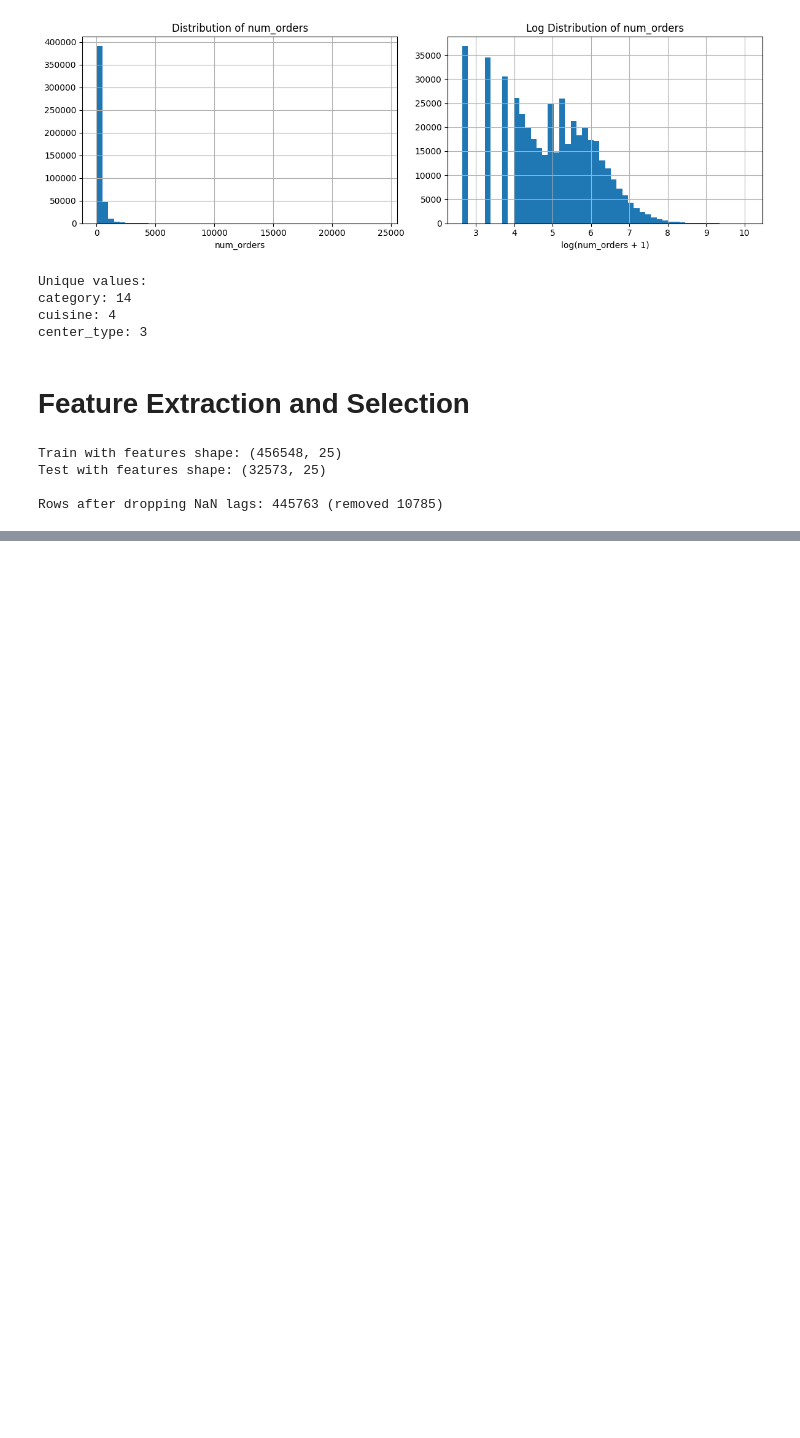
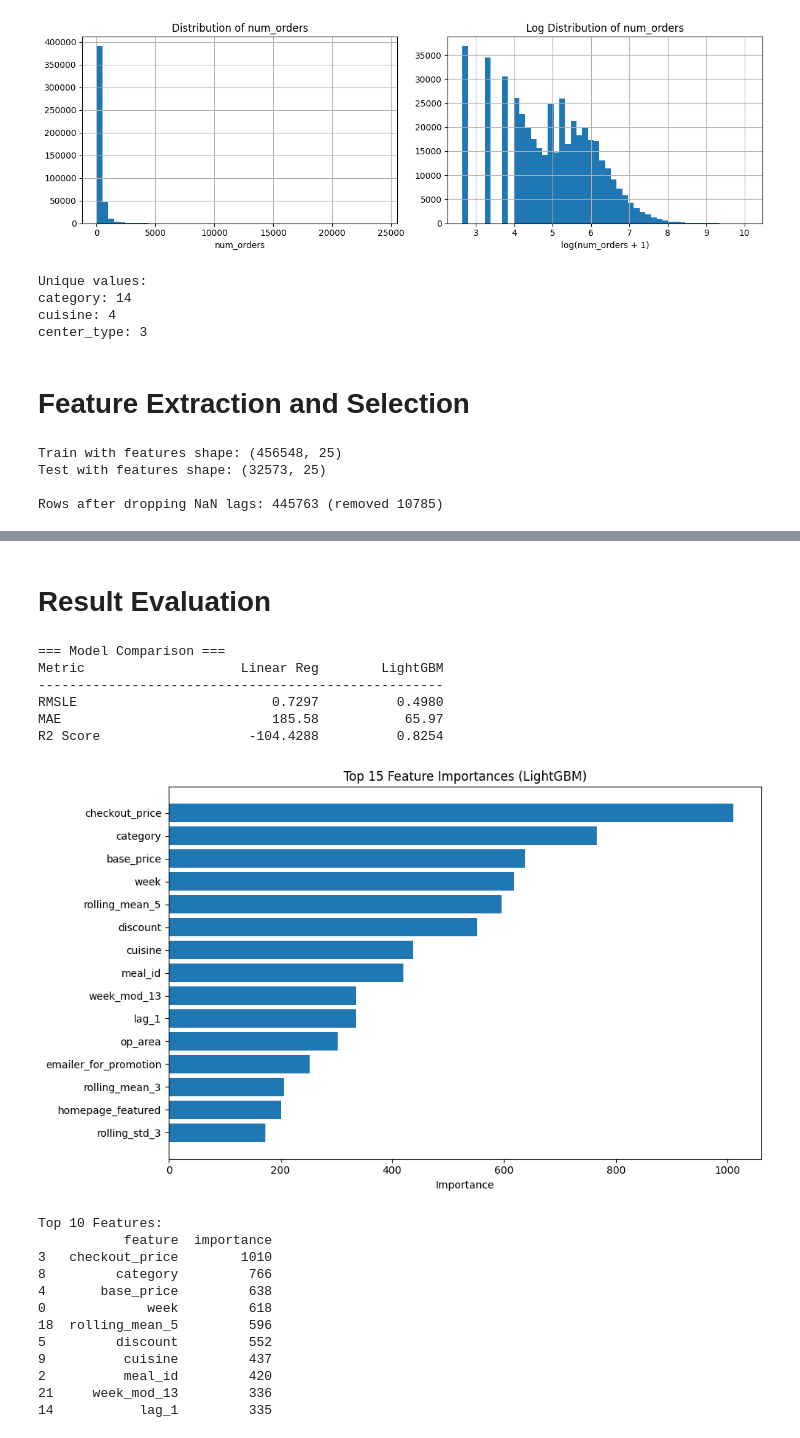
Before and after one commit to coderpalak3109-cyber/Product_Demand_Prediction, a Jupyter notebook: Food_Demand_Prediction.ipynb, the cells around one changed output, grey strips where cells are left out. Saved outputs shown, nothing was run; the diff lists cells and outputs as text; code cells hidden in the pictures; blank space fills up the shorter version.

```diff
--- a/Food_Demand_Prediction.ipynb
+++ b/Food_Demand_Prediction.ipynb
@@ -208,0 +271,61 @@ Rows after dropping NaN lags: 445763 (removed 10785)
+# %% [markdown]
+# Result Evaluation
+# %%
+from sklearn.metrics import r2_score
+
+# ---- 5a. Metrics on validation set ----
+# Convert predictions back from log scale to actual orders
+y_val_actual = np.expm1(y_val)
+lr_actual_preds   = np.expm1(lr_preds)
+lgb_actual_preds  = np.expm1(lgb_preds)
+
+# RMSLE — this is what Kaggle uses for this competition
+def rmsle(y_true, y_pred):
+    y_pred = np.maximum(y_pred, 0)  # no negative orders
+    return np.sqrt(mean_squared_error(np.log1p(y_true), np.log1p(y_pred)))
+
+print("=== Model Comparison ===")
+print(f"{'Metric':<20} {'Linear Reg':>15} {'LightGBM':>15}")
+print("-" * 52)
+print(f"{'RMSLE':<20} {rmsle(y_val_actual, lr_actual_preds):>15.4f} {rmsle(y_val_actual, lgb_actual_preds):>15.4f}")
+print(f"{'MAE':<20} {mean_absolute_error(y_val_actual, lr_actual_preds):>15.2f} {mean_absolute_error(y_val_actual, lgb_actual_preds):>15.2f}")
+print(f"{'R2 Score':<20} {r2_score(y_val_actual, lr_actual_preds):>15.4f} {r2_score(y_val_actual, lgb_actual_preds):>15.4f}")
+
+# ---- 5b. Feature importance ----
+import matplotlib.pyplot as plt
+
+feat_imp = pd.DataFrame({
+    'feature': FEATURES,
+    'importance': lgb_model.feature_importances_
+}).sort_values('importance', ascending=False)
+
+plt.figure(figsize=(10, 6))
+plt.barh(feat_imp['feature'][:15], feat_imp['importance'][:15])
+plt.xlabel('Importance')
+plt.title('Top 15 Feature Importances (LightGBM)')
+plt.gca().invert_yaxis()
+plt.tight_layout()
+plt.savefig('feature_importance.png')
+plt.show()
+print("\nTop 10 Features:")
+print(feat_imp.head(10))
+# %% [output]
+=== Model Comparison ===
+Metric                    Linear Reg        LightGBM
+----------------------------------------------------
+RMSLE                         0.7297          0.4980
+MAE                           185.58           65.97
+R2 Score                   -104.4288          0.8254
+[figure, added]
+Top 10 Features:
+           feature  importance
+3   checkout_price        1010
+8         category         766
+4       base_price         638
+0             week         618
+18  rolling_mean_5         596
+5         discount         552
+9          cuisine         437
+2          meal_id         420
+21     week_mod_13         336
+14           lag_1         335
```
Also changed, not shown: parts of 6 cells of this notebook.
